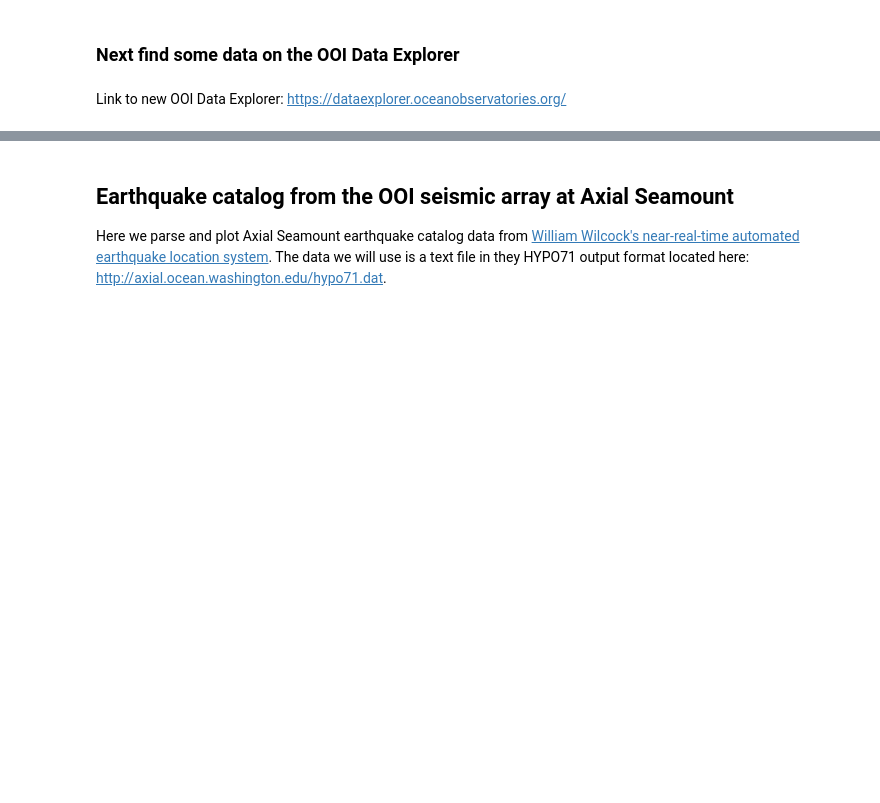
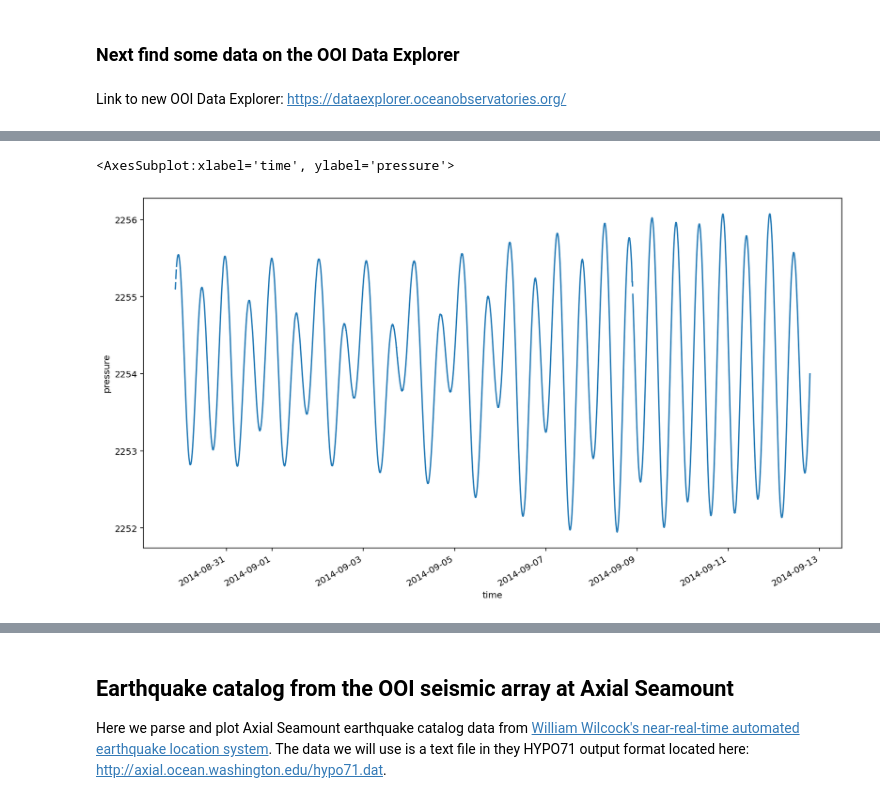
Before and after one commit to tjcrone/imove-2020, a Jupyter notebook: imove.ipynb, the cells around one changed output, grey strips where cells are left out. Drawn from its saved outputs; the diff is of its cells as text; code cells hidden in the pictures; blank space fills up the shorter version.

```diff
--- a/imove.ipynb
+++ b/imove.ipynb
@@ -8,0 +15,4 @@ Here we find data using the new OOI Data Explorer and use Pandas [read_csv()](ht
+# %%
+from matplotlib import pyplot as plt
+%matplotlib inline
+plt.rcParams['figure.figsize'] = (14,8)
@@ -14,0 +32,2 @@ url = 'http://erddap.dataexplorer.oceanobservatories.org/erddap/tabledap/ooi-rs0
+# %%
+botpt = pd.read_csv(url, parse_dates=True, usecols=['time', 'botpres'], index_col='time', skiprows=[1])
@@ -14,0 +48,2 @@ url = 'http://erddap.dataexplorer.oceanobservatories.org/erddap/tabledap/ooi-rs0
+# %%
+botpt = botpt.rename(columns={'botpres': 'pressure'})
@@ -14,0 +60,5 @@ url = 'http://erddap.dataexplorer.oceanobservatories.org/erddap/tabledap/ooi-rs0
+# %%
+botpt[0:20000].pressure.plot(ylabel='pressure')
+# %% [output]
+<AxesSubplot:xlabel='time', ylabel='pressure'>
+[figure, added]
```
Also changed, not shown: parts of 39 cells of this notebook.
